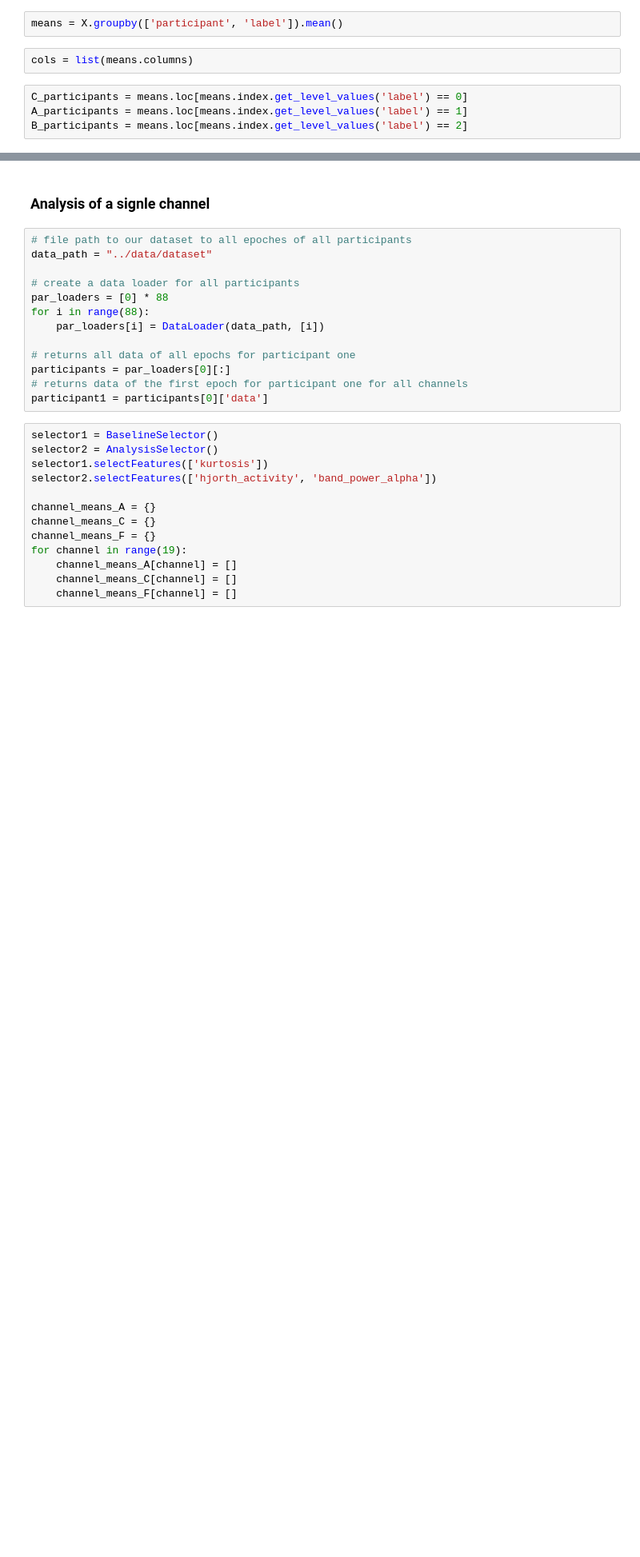
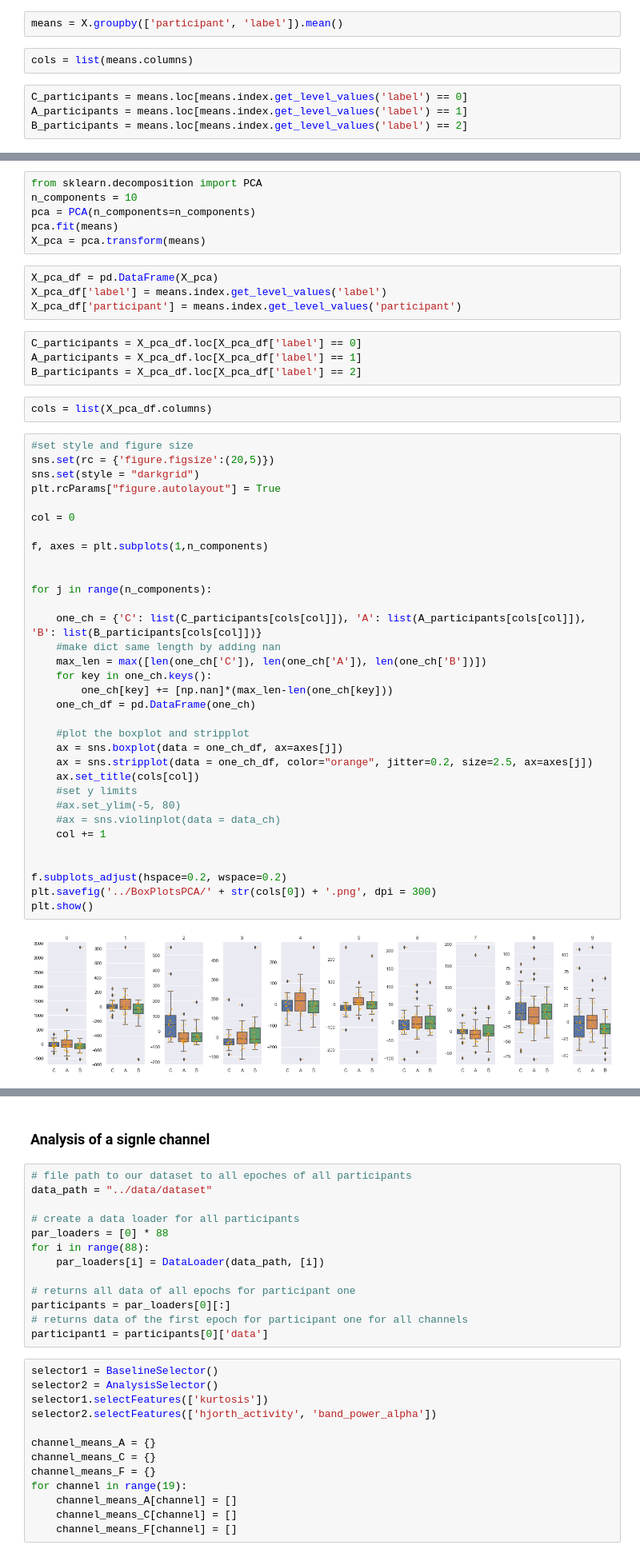
Before and after one commit to strajdzsha/EEG-classification, a Jupyter notebook: analysis/box_plots.ipynb, the cells around one changed output, grey strips where cells are left out. Shown at 80% size. Drawn from its saved outputs; the diff is of its cells as text; blank space fills up the shorter version.

```diff
--- a/analysis/box_plots.ipynb
+++ b/analysis/box_plots.ipynb
@@ -82,0 +89,51 @@ for charac in range(25):
+# %%
+from sklearn.decomposition import PCA
+n_components = 10
+pca = PCA(n_components=n_components)
+pca.fit(means)
+X_pca = pca.transform(means)
+# %%
+X_pca_df = pd.DataFrame(X_pca)
+X_pca_df['label'] = means.index.get_level_values('label')
+X_pca_df['participant'] = means.index.get_level_values('participant')
+# %%
+C_participants = X_pca_df.loc[X_pca_df['label'] == 0]
+A_participants = X_pca_df.loc[X_pca_df['label'] == 1]
+B_participants = X_pca_df.loc[X_pca_df['label'] == 2]
+# %%
+cols = list(X_pca_df.columns)
+# %%
+#set style and figure size
+sns.set(rc = {'figure.figsize':(20,5)})
+sns.set(style = "darkgrid")
+plt.rcParams["figure.autolayout"] = True
+
+col = 0
+
+f, axes = plt.subplots(1,n_components)
+
+
+for j in range(n_components):
+
+    one_ch = {'C': list(C_participants[cols[col]]), 'A': list(A_participants[cols[col]]), 'B': list(B_participants[cols[col]])}
+    #make dict same length by adding nan
+    max_len = max([len(one_ch['C']), len(one_ch['A']), len(one_ch['B'])])
+    for key in one_ch.keys():
+        one_ch[key] += [np.nan]*(max_len-len(one_ch[key]))
+    one_ch_df = pd.DataFrame(one_ch)
+
+    #plot the boxplot and stripplot
+    ax = sns.boxplot(data = one_ch_df, ax=axes[j])
+    ax = sns.stripplot(data = one_ch_df, color="orange", jitter=0.2, size=2.5, ax=axes[j])
+    ax.set_title(cols[col])
+    #set y limits
+    #ax.set_ylim(-5, 80)
+    #ax = sns.violinplot(data = data_ch)
+    col += 1
+
+
+f.subplots_adjust(hspace=0.2, wspace=0.2)
+plt.savefig('../BoxPlotsPCA/' + str(cols[0]) + '.png', dpi = 300)
+plt.show()
+# %% [output]
+[figure, added]
```
Also changed, not shown: parts of 5 cells of this notebook, 27 other files.
